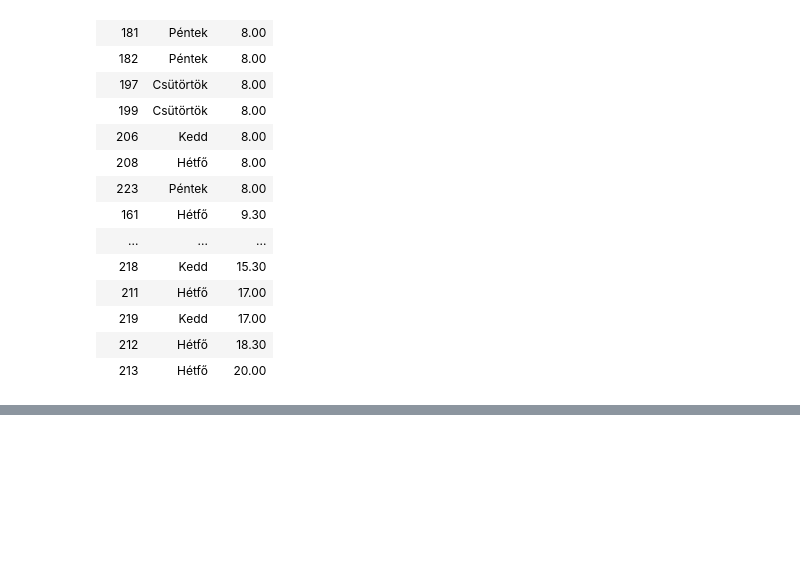
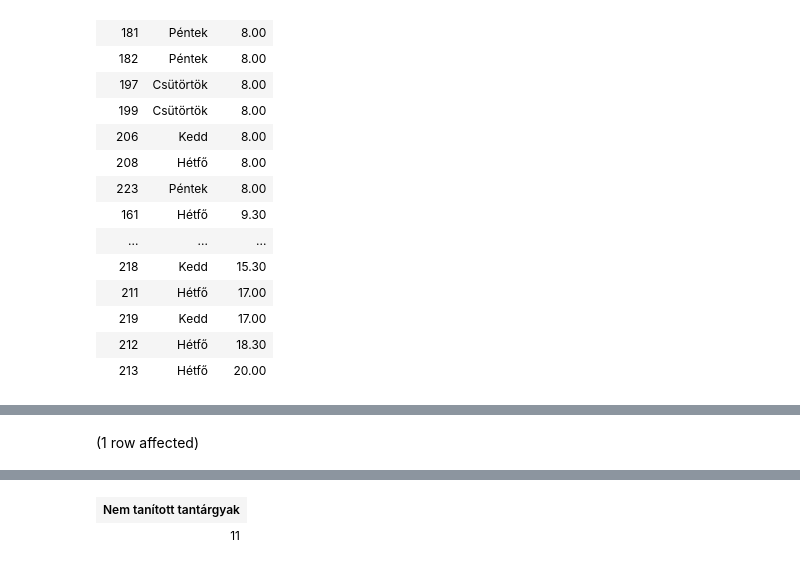
Before and after one commit to dorkakovacs/sql, a Jupyter notebook: gyakorlat02_feladatok .ipynb, the cells around one changed output, grey strips where cells are left out. Cells and saved outputs as stored; diff of their text form; code cells hidden in the pictures; blank space fills up the shorter version.

```diff
--- a/gyakorlat02_feladatok .ipynb
+++ b/gyakorlat02_feladatok .ipynb
@@ -375,0 +369,9 @@ Total execution time: 00:00:00.010
+# %%
+SELECT Tkód
+AS 'Nem tanított tantárgyak' FROM
+Tantárgyak
+EXCEPT
+SELECT targy
+FROM orak
+# %% [output]
+(1 row affected)
@@ -375,0 +379,2 @@ Total execution time: 00:00:00.010
+| Nem tanított tantárgyak |
+| 11 |
```
Also changed, not shown: parts of 3 cells of this notebook, 1 other file.
